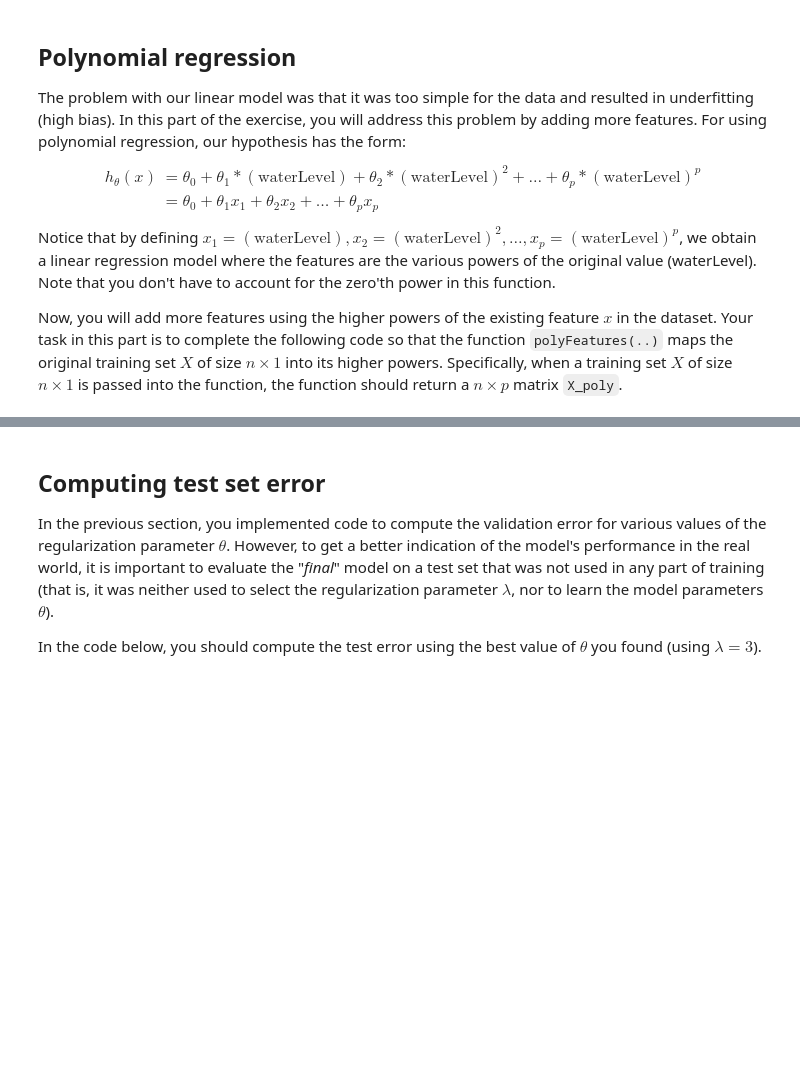
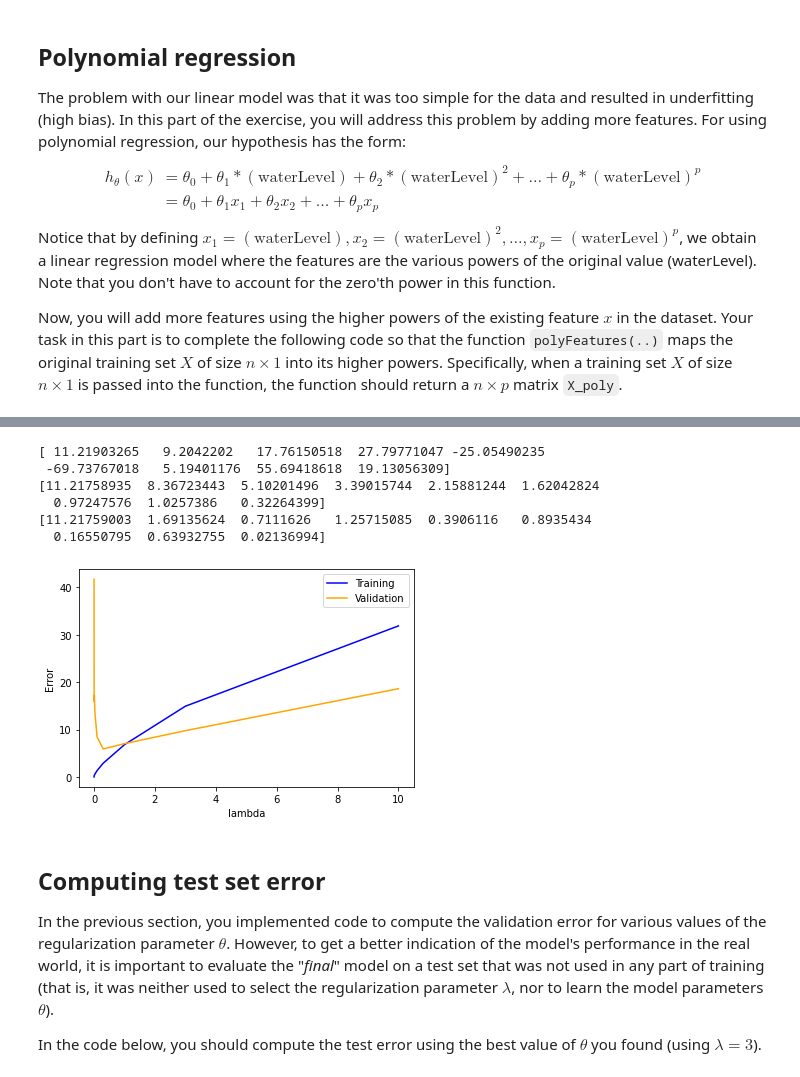
Before and after one commit to tobiaspihlqvist/machine_learning_halmstad_course, a Jupyter notebook: Lab 4 and 5 - Generalization/Lab 5 - Part A - Regularized Linear Regression.ipynb, the cells around one changed output, grey strips where cells are left out. Drawn from its saved outputs; the diff is of its cells as text; code cells hidden in the pictures; blank space fills up the shorter version.

```diff
--- a/Lab 4 and 5 - Generalization/Lab 5 - Part A - Regularized Linear Regression.ipynb
+++ b/Lab 4 and 5 - Generalization/Lab 5 - Part A - Regularized Linear Regression.ipynb
@@ -324,15 +345,26 @@ Now, you will add more features using the higher powers of the existing feature
 # %%
 """ TODO:
 Write the definition of the function polyFeatures(X, p) which takes
-as arguement the original training set X and the degree of the polynomial p.
+as argument the original training set X and the degree of the polynomial p.
 The function should return a new set X_poly of p features (i.e. matrix of len(X) rows and p columns).
 """
 def polyFeatures(X, p):
-    ...
-    return ...
+    X_poly=np.zeros((len(X), p));
+    for power in range(1,p+1):
+        X_poly[:,[power-1]] = X**power
+    return X_poly
+
+# def polyFeatures(X, p):
+#     X_poly = np.zeros((len(X), p));
+#     for i in range(1, p):
+#         X_poly[i,: ] = X**i;
+#     return X_poly;
+
 
 """ TODO:
-You can call your polyFeatures(...) function here on some exampls to check if it works correctly.
+You can call your polyFeatures(...) function here on some examples to check if it works correctly.
 """
 # ...
+print(X)
+print(polyFeatures(X, 2))
 # %% [output]
@@ -420,33 +468,51 @@ Your task is to complete the code below. Specifically, you should use the `train
 # %%
 lmd_range = [0, 0.003, 0.01, 0.03, 0.1, 0.3, 1, 3, 10]
 errs_train, errs_val = [], []
 
 """ TODO:
 For each value of lmd you should call trainLinearReg(..) to train a model using the training set
 X_poly_normalized, y, then compute the training error (on the training set: X_poly_normalized, y)
 and the validation error (on the validation set: Xval_poly_normalized, yval).
 """
+theta = np.zeros(p+1) # we p features, so we need p+1 parameters (as we have theta_0)
 for lmd in lmd_range:
-    pass
-    # TODO ...
-    # TODO ...
-    # TODO ...
+    pass;
+    theta_loop = trainLinearReg(X_poly_normalized, y, theta, lmd);
+    errs_train.append(E(theta_loop, X_poly_normalized, y, lmd));
+    errs_val.append(E(theta_loop, Xval_poly_normalized, yval, lmd));
+
+
+print(trainLinearReg(X_poly_normalized, y, theta, 0));
+print(trainLinearReg(X_poly_normalized, y, theta, 1));
+print(trainLinearReg(X_poly_normalized, y, theta, 50));
+
 
 
 """ TODO:
 Plot a curve that shows the validation error and training error with respect to lambda
 """
 fig, ax = plt.subplots()
+x_min, x_max = np.min(errs_train[:]), np.max(errs_train[:])
 
 # Plot of the training errors vs lambda values
 # ...
+ax.plot(lmd_range, errs_train, color = "blue", label = "Training")
+ax.plot(lmd_range, errs_val, color = "orange", label = "Validation")
 # Plot of the validation errors vs lambda values
 # ...
 
 ax.set_xlabel("lambda")
 ax.set_ylabel("Error")
 ax.legend()
 fig.show()
+# %% [output]
+[ 11.21903265   9.2042202   17.76150518  27.79771047 -25.05490235
+ -69.73767018   5.19401176  55.69418618  19.13056309]
+[11.21758935  8.36723443  5.10201496  3.39015744  2.15881244  1.62042824
+  0.97247576  1.0257386   0.32264399]
+[11.21759003  1.69135624  0.7111626   1.25715085  0.3906116   0.8935434
+  0.16550795  0.63932755  0.02136994]
+[figure, added]
 # %% [markdown]
 ## Computing test set error
 In the previous section, you implemented code to compute the validation error for various values of the regularization parameter $\theta$. However, to get a better indication of the model's performance in the real world, it is important to evaluate the "*final*" model on a test set that was not used in any part of training (that is, it was neither used to select the regularization parameter $\lambda$, nor to learn the model parameters $\theta$).
```
Also changed, not shown: parts of 9 cells of this notebook, 13 other files.
